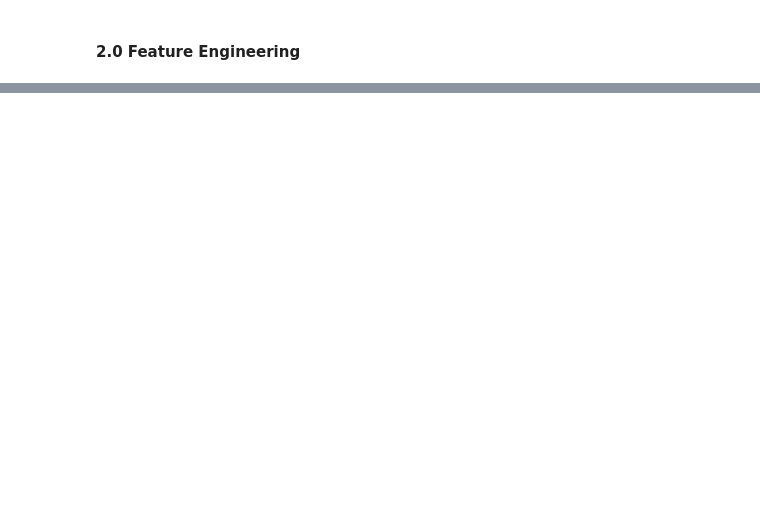
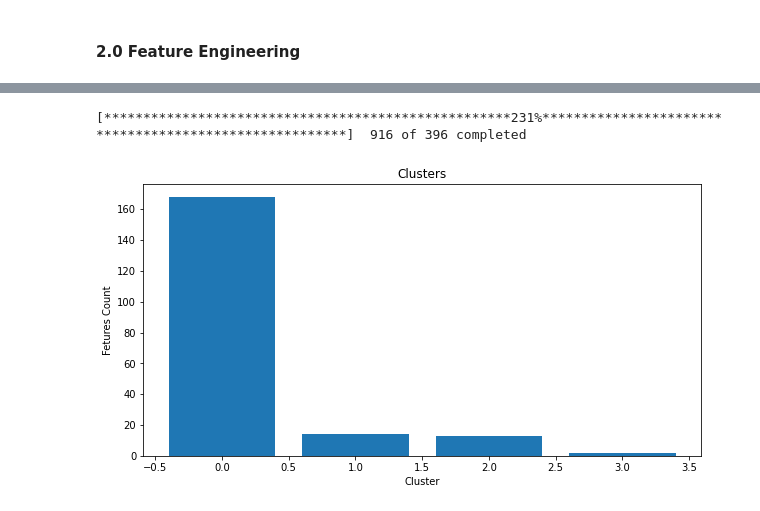
Before and after one commit to benchov/Machine_Learning_for_Trading_Knowledge, a Jupyter notebook: Market_Analysis_I.ipynb, the cells around one changed output, grey strips where cells are left out. Drawn from its saved outputs; the diff is of its cells as text; code cells hidden in the pictures; blank space fills up the shorter version.

```diff
--- a/Market_Analysis_I.ipynb
+++ b/Market_Analysis_I.ipynb
@@ -188,0 +210,5 @@ df_extended.head()
+# %%
+# return the clustered series
+clustered_series = pd.Series(index=X.index, data=kmeans.labels_.flatten())
+# clustered_series = clustered_series[clustered_series != -1]
+clustered_series
@@ -188,0 +228,10 @@ df_extended.head()
+# %%
+plt.figure(figsize=(10,5))
+plt.bar(range(len(clustered_series.value_counts())),clustered_series.value_counts())
+plt.title("Clusters")
+plt.xlabel("Cluster")
+plt.ylabel("Fetures Count")
+plt.show()
+# %% [output]
+[****************************************************231%*******************************************************]  916 of 396 completed
+[figure, added]
```
Also changed, not shown: parts of 16 cells of this notebook.
